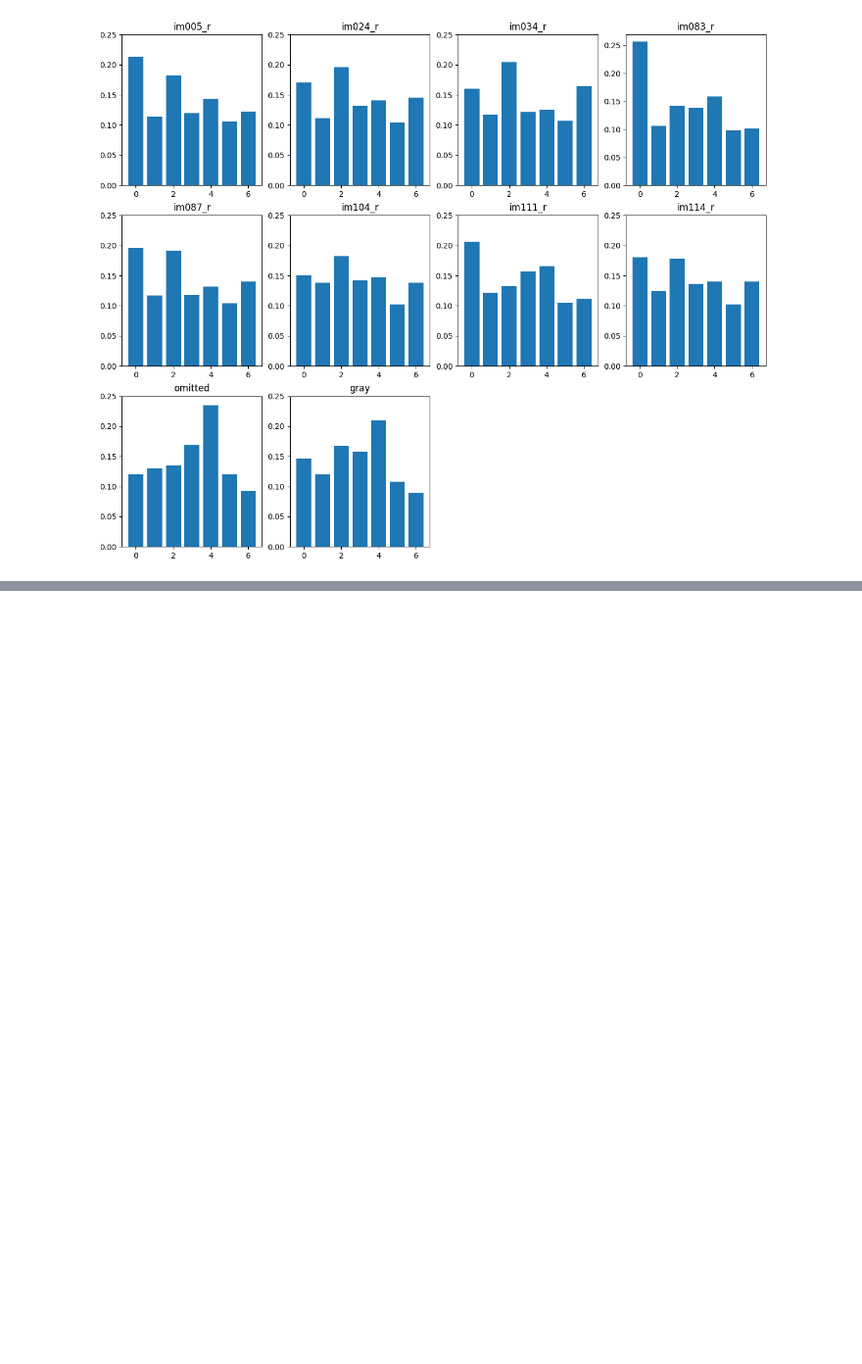
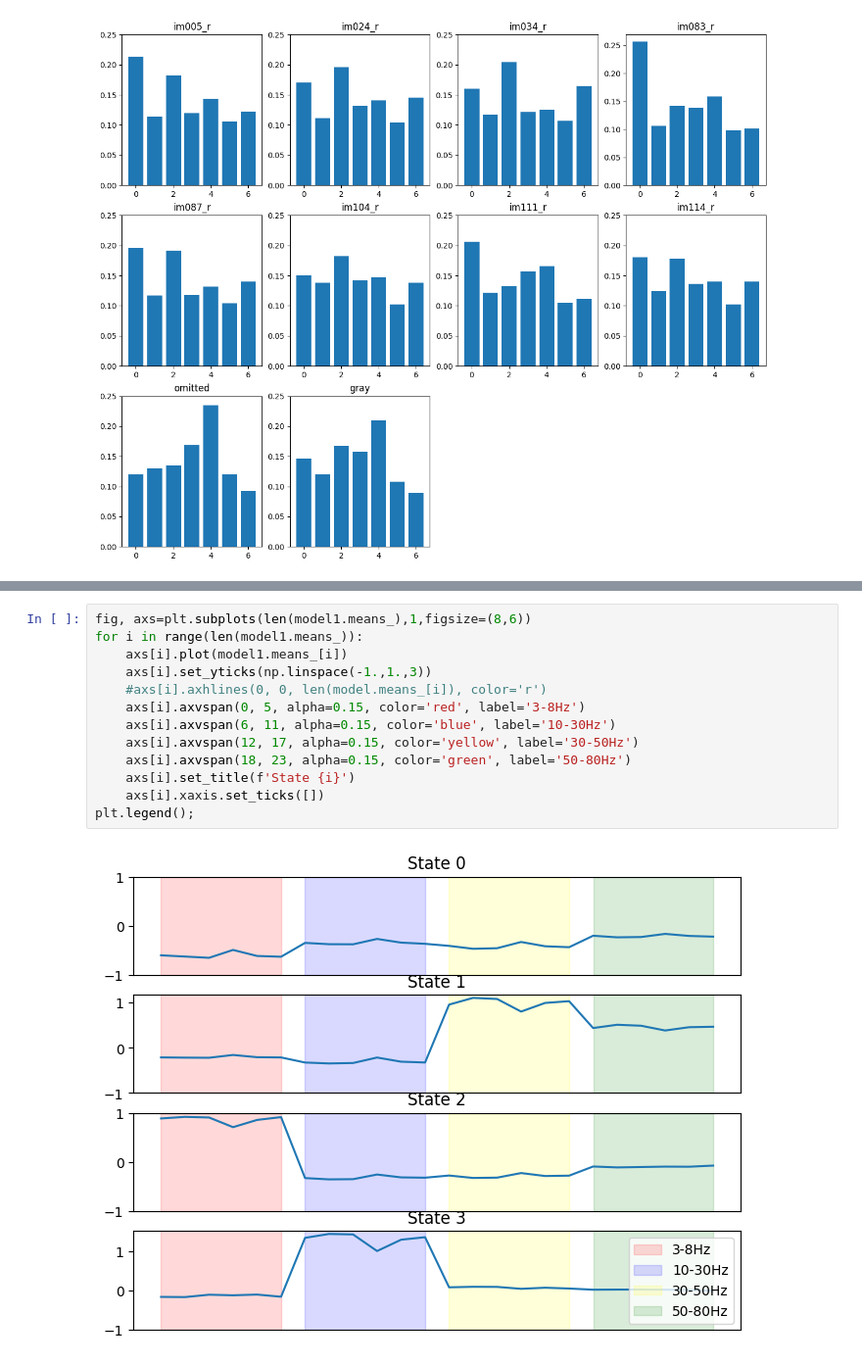
Before and after one commit to jerryjii/HMM, a Jupyter notebook: HMM_LFP.ipynb, the cells around one changed output, grey strips where cells are left out. Shown at 98% size. Cells and saved outputs as stored; diff of their text form; blank space fills up the shorter version.

```diff
--- a/HMM_LFP.ipynb
+++ b/HMM_LFP.ipynb
@@ -1060,0 +996,15 @@ plot_dist(master_time, stim, preds, 4)
+# %%
+fig, axs=plt.subplots(len(model1.means_),1,figsize=(8,6))
+for i in range(len(model1.means_)):
+    axs[i].plot(model1.means_[i])
+    axs[i].set_yticks(np.linspace(-1.,1.,3))
+    #axs[i].axhlines(0, 0, len(model.means_[i]), color='r')
+    axs[i].axvspan(0, 5, alpha=0.15, color='red', label='3-8Hz')
+    axs[i].axvspan(6, 11, alpha=0.15, color='blue', label='10-30Hz')
+    axs[i].axvspan(12, 17, alpha=0.15, color='yellow', label='30-50Hz')
+    axs[i].axvspan(18, 23, alpha=0.15, color='green', label='50-80Hz')
+    axs[i].set_title(f'State {i}')
+    axs[i].xaxis.set_ticks([])
+plt.legend();
+# %% [output]
+[figure, added]
```
Also changed, not shown: parts of 95 cells of this notebook.
